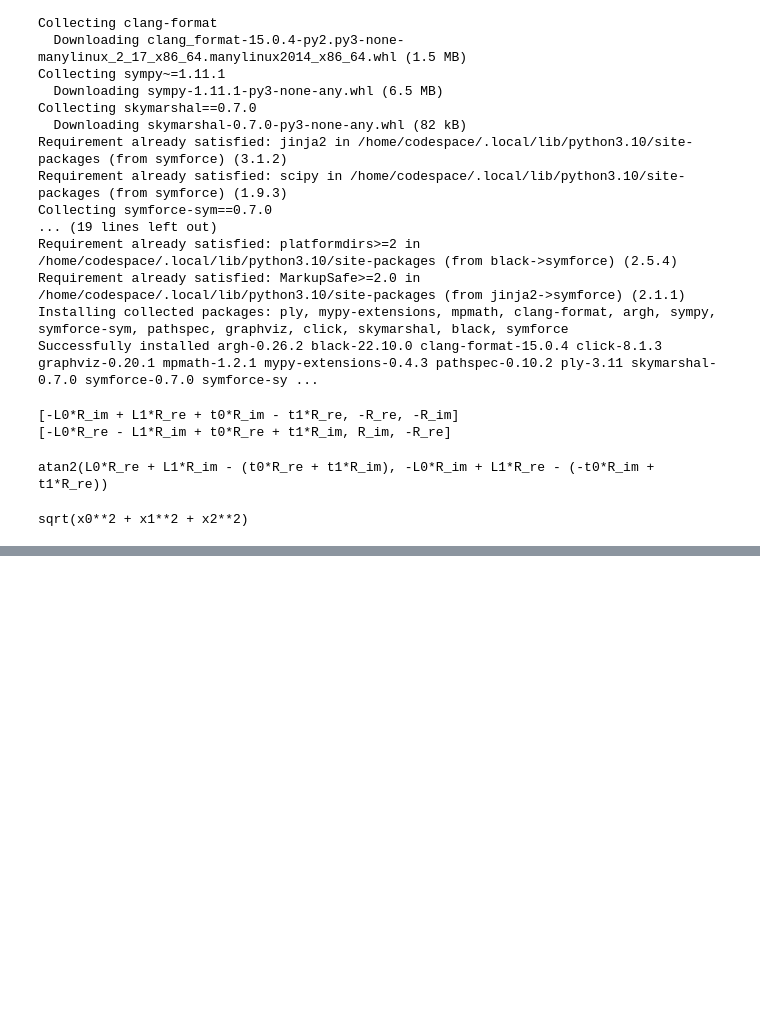
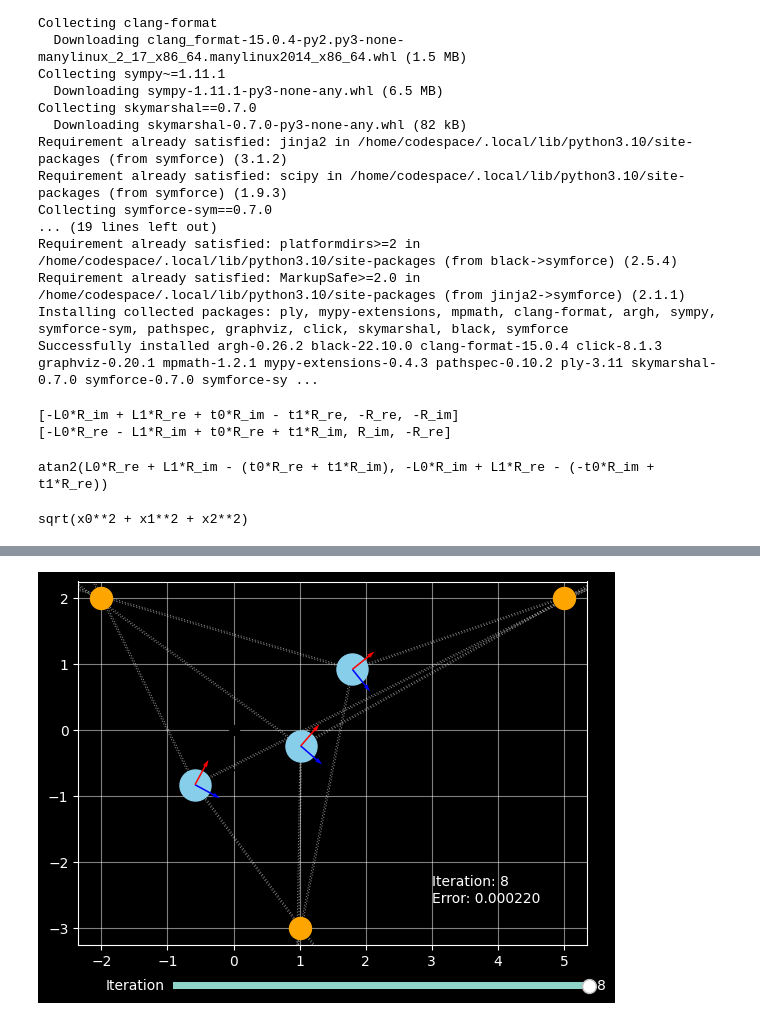
Before and after one commit to ChanifRusydi/symforce-exploration, a Jupyter notebook: symforce-exploration.ipynb, the cells around one changed output, grey strips where cells are left out. Drawn from its saved outputs; the diff is of its cells as text; code cells hidden in the pictures; blank space fills up the shorter version.

```diff
--- a/symforce-exploration.ipynb
+++ b/symforce-exploration.ipynb
@@ -61,0 +73,24 @@ initial_values=Values(
+# %%
+def odometry_residual(
+    pose_a: sym.Pose2, pose_b: sym.Pose2, dist: sym.Scalar, epsilon: sym.Scalar
+) -> sym.V1:
+    return sym.V1((pose_b.t - pose_a.t).norm(epsilon=epsilon) - dist)
+# %%
+from symforce.opt.factor import Factor
+
+factors = []
+
+# Bearing factors
+for i in range(num_poses):
+    for j in range(num_landmarks):
+        factors.append(Factor(
+            residual=bearing_residual,
+            keys=[f"poses[{i}]", f"landmarks[{j}]", f"angles[{i}][{j}]", "epsilon"],
+        ))
+
+# Odometry factors
+for i in range(num_poses - 1):
+    factors.append(Factor(
+        residual=odometry_residual,
+        keys=[f"poses[{i}]", f"poses[{i + 1}]", f"distances[{i}]", "epsilon"],
+    ))
@@ -61,0 +115,9 @@ initial_values=Values(
+# %%
+from symforce.opt.optimizer import Optimizer
+
+optimizer = Optimizer(
+    factors=factors,
+    optimized_keys=[f"poses[{i}]" for i in range(num_poses)],
+    # So that we save more information about each iteration, to visualize later:
+    debug_stats=True,
+)
@@ -61,0 +142,2 @@ initial_values=Values(
+# %%
+result = optimizer.optimize(initial_values)
@@ -61,0 +153,5 @@ initial_values=Values(
+# %%
+from symforce.examples.robot_2d_localization.plotting import plot_solution
+plot_solution(optimizer, result)
+# %% [output]
+[figure, added]
```
Also changed, not shown: parts of 9 cells of this notebook.
